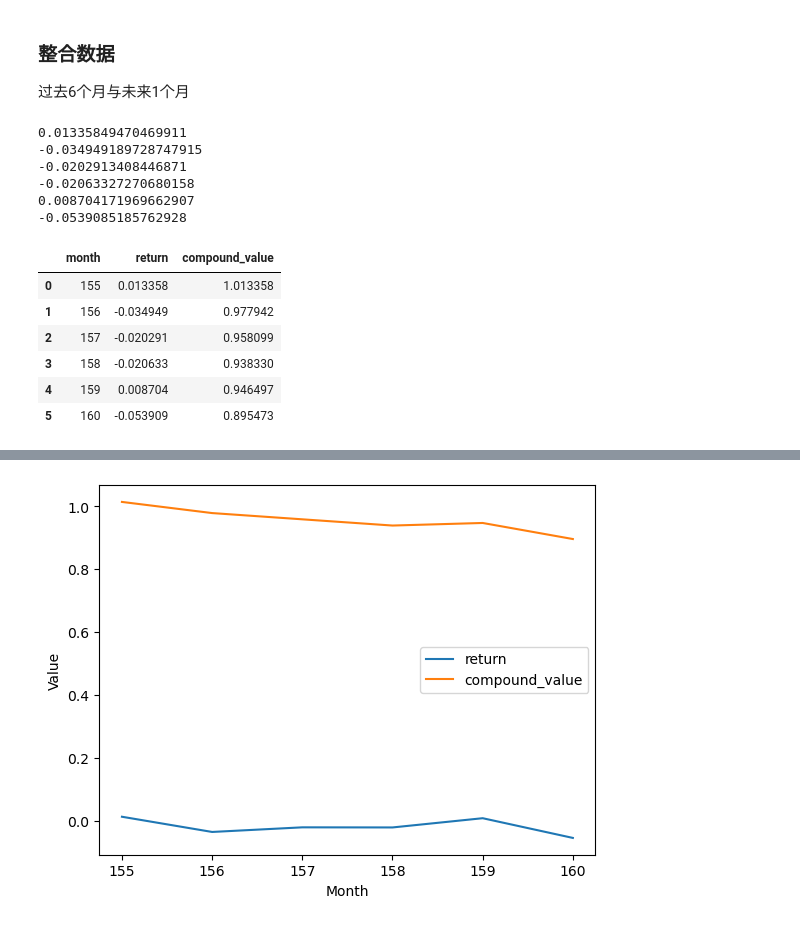
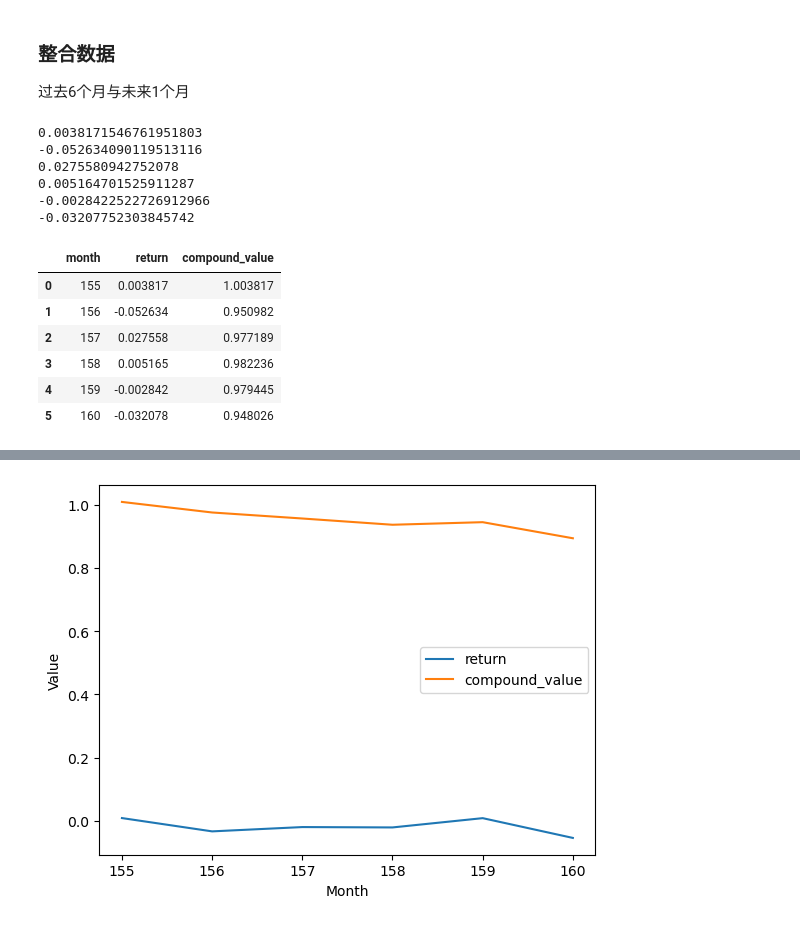
Before and after one commit to learnerjunjun/Hs300-CVaR-Strategy, a Jupyter notebook: finding results/Optimization Solutions_test.ipynb, the cells around one changed output, grey strips where cells are left out. Cells and saved outputs as stored; diff of their text form; code cells hidden in the pictures.

```diff
--- a/finding results/Optimization Solutions_test.ipynb
+++ b/finding results/Optimization Solutions_test.ipynb
@@ -826,7 +826,7 @@ for i_month_1 in period_test:
     selected_stocks.set_index('code', inplace=True)
 
     #整合历史与预测数据
-    period_select = range(test_date_start-6, i_month_1)
+    period_select = range(test_date_start-36, i_month_1)
     combined_y_curr_return_past = pd.DataFrame()
     for i_month_2 in period_select:
         # -- load
@@ -863,42 +863,42 @@ for i_month_1 in period_test:
     y_curr_month_return = y_curr_month.loc[y_curr_month.index.intersection(stock_codes)]['curr_return']
     portfolio_return = np.dot(portfolio_weights.T, y_curr_month_return)
     print(portfolio_return)
 
     # 计算累计值
     if portfolio_return_data.empty:
         cumulative_value = 1 + portfolio_return
     else:
         previous_cumulative_value = portfolio_return_data['compound_value'].iloc[-1]
         cumulative_value = previous_cumulative_value * (1 + portfolio_return)
 
     # 将数据添加到DataFrame中
     row = {'month': i_month_1, 'return': portfolio_return, 'compound_value': cumulative_value}
     portfolio_return_data = pd.concat([portfolio_return_data, pd.DataFrame(row, index=[0])], ignore_index=True)
 
     # 使用NaN将数据补齐至长度为20
     portfolio_weights = np.concatenate((portfolio_weights, np.full(max_select - len(portfolio_weights), np.nan)))
     stock_codes = np.concatenate((stock_codes, np.full(max_select - len(stock_codes), np.nan)))
 
     # 将最优投资组合权重和股票代码添加到DataFrame中
     portfolio_weights_df[str(i_month_1) + '_code'] = stock_codes
     portfolio_weights_df[str(i_month_1)] = portfolio_weights
 return_data_combined = pd.concat([return_data_combined, portfolio_return_data], ignore_index=True)
 weights_data_combined = pd.concat([weights_data_combined, portfolio_weights_df], ignore_index=True)
 
 portfolio_weights_df
 portfolio_return_data
 return_data_combined
 # %% [output]
-0.01335849470469911
--0.034949189728747915
--0.0202913408446871
--0.02063327270680158
-0.008704171969662907
--0.0539085185762928
+0.0038171546761951803
+-0.052634090119513116
+0.0275580942752078
+0.005164701525911287
+-0.0028422522726912966
+-0.03207752303845742
 |  | month | return | compound_value |
-| 0 | 155 | 0.013358 | 1.013358 |
-| 1 | 156 | -0.034949 | 0.977942 |
-| 2 | 157 | -0.020291 | 0.958099 |
-| 3 | 158 | -0.020633 | 0.938330 |
-| 4 | 159 | 0.008704 | 0.946497 |
-| 5 | 160 | -0.053909 | 0.895473 |
+| 0 | 155 | 0.003817 | 1.003817 |
+| 1 | 156 | -0.052634 | 0.950982 |
+| 2 | 157 | 0.027558 | 0.977189 |
+| 3 | 158 | 0.005165 | 0.982236 |
+| 4 | 159 | -0.002842 | 0.979445 |
+| 5 | 160 | -0.032078 | 0.948026 |
```
Also changed, not shown: parts of 12 cells of this notebook, 7 other files.
